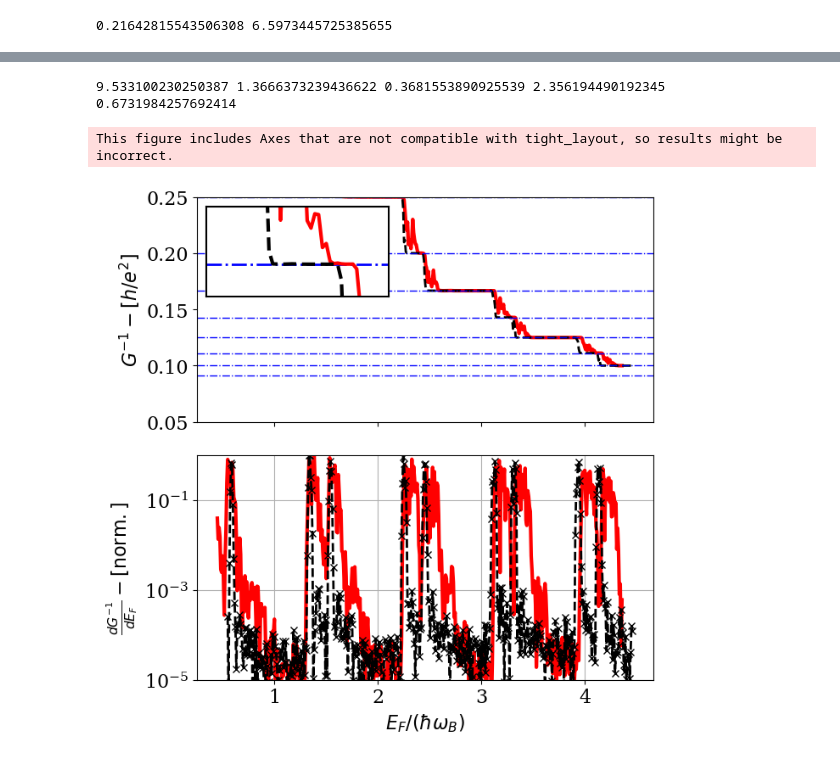
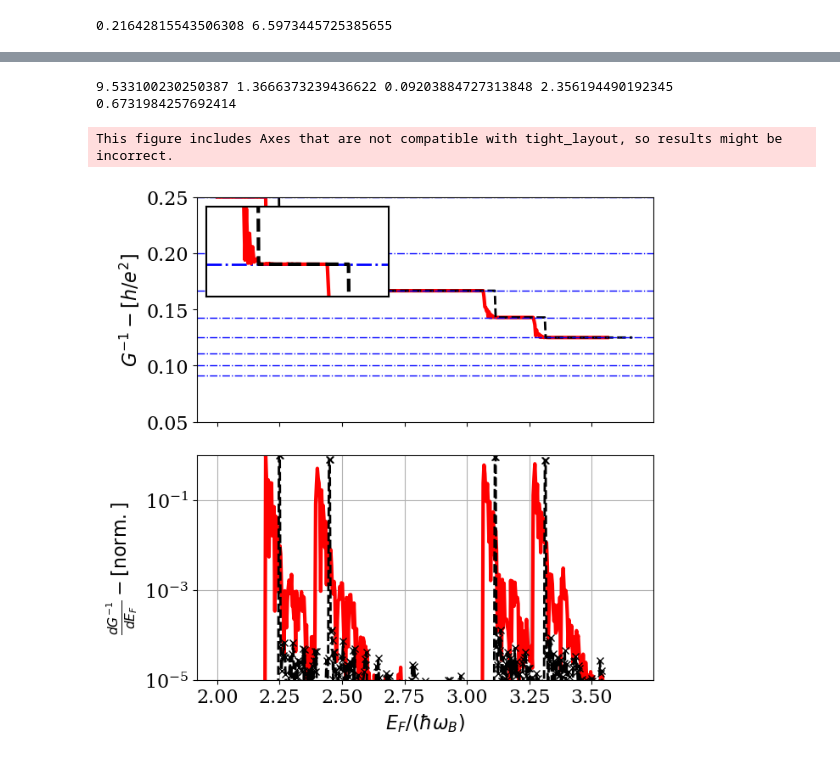
Before and after one commit to Daniele-PyBECTN/The-electrostatic-origin-of-the-breakdown-of-the-Integer-Quantum-Hall-Effect-in-Split-Ring-Cavities, a Jupyter notebook: E_F_sweep/EF_sweep_spin_fixedalpha.ipynb, the cells around one changed output, grey strips where cells are left out. Saved outputs shown, nothing was run; the diff lists cells and outputs as text; code cells hidden in the pictures.

```diff
--- a/E_F_sweep/EF_sweep_spin_fixedalpha.ipynb
+++ b/E_F_sweep/EF_sweep_spin_fixedalpha.ipynb
@@ -188,8 +188,8 @@ lat = kwant.lattice.square(a=1, norbs=2)
 Ncore = 5       #number of cores used in the calculation
 iter_dis = 1
 t = 1   # hopping rate for kwant
-W = 100  # spatial width of the system ( Nx )
-L = 200  # spatial length of the system ( Ny )
+W = 300  # spatial width of the system ( Nx )
+L = 100  # spatial length of the system ( Ny )
 # Define Pauli matrices
 sigma_0 = np.array([[1, 0], [0, 1]])  # Identity (spin-independent)
 sigma_x = np.array([[0, 1], [1, 0]])  # Pauli X
@@ -202,17 +202,17 @@ lB0 = 1./np.sqrt(2*np.pi*alpha0)
 omB0 = 4*np.pi*alpha0
 
 
-xic = lB0 * .4      # Correlation length and definition of disorder-potential array
+xic = lB0 * .5      # Correlation length and definition of disorder-potential array
 Vdis = corr_dis(int(L), int(W), 1, xic)
-plate_distance = 4*lB0      #edge-plate distance
+plate_distance = 8*lB0      #edge-plate distance
 Vimg = v_img_singleside(W, int(W), plate_distance)   # normalized image potential single plate
 V_img_min = np.amin(Vimg)
 Vimg = Vimg - V_img_min - lB0/plate_distance**2
 #E_img = omB0*lB0 * ( (plate_distance/lB0)**2 )/2. * 1         # Image charge amplitude in Zeeman
 E_img = omB0*lB0 * 2.5
-E_dis = omB0 * .1                   # disorder amplitude in cyclotrons
+E_dis = omB0 * .001                   # disorder amplitude in cyclotrons
 
-arr_en = omB0 *np.linspace(.3,5.3, 600 )
+arr_en = omB0 *np.linspace(3.,3.5, 600 )
 G0 = np.zeros(len(arr_en))
 GIMG = np.zeros(len(arr_en))
 
@@ -338,17 +338,17 @@ l0_eff = np.sqrt(568/BandW_eff*8.) * 10**(-3.) # effective lattice spacing sqrt(
 B0_eff = 4.14*10**3. / (l0_eff * 10**3.)**2. #in T, as 2\pi \hbar/e 1/a^2
 print(l0_eff*1e3, B0_eff*alpha0, E_img/plate_distance**2*lB0*BandW_eff/8, omB0*BandW_eff/8, omB0/3.5*BandW_eff/8)
 # %% [output]
-9.533100230250387 1.3666373239436622 0.3681553890925539 2.356194490192345 0.6731984257692414
+9.533100230250387 1.3666373239436622 0.09203884727313848 2.356194490192345 0.6731984257692414
 # %%
 ns = 30
 nf = 499
-G0_g = gaussian_filter(G0[ns:nf], sigma=.5)
-GIMG_g = gaussian_filter(GIMG[ns:nf], sigma=.5)
+G0_g = gaussian_filter(G0[ns:nf], sigma=.1)
+GIMG_g = gaussian_filter(GIMG[ns:nf], sigma=.1)
 #G0_g = G0
 #GIMG_g = GIMG
 
-dG0_dalpha = np.gradient(1/(G0_g+1e-5), arr_en[ns:nf])
-dGIMG_dalpha = np.gradient(1/(GIMG_g+1e-5), arr_en[ns:nf])
+dG0_dalpha = np.gradient(1/(G0_g+1e-9), arr_en[ns:nf])
+dGIMG_dalpha = np.gradient(1/(GIMG_g+1e-9), arr_en[ns:nf])
 
 RIMG = 1/(GIMG_g+1e-5)
 R0 = 1/(G0_g+1e-5)
@@ -420,34 +420,34 @@ der_0 = np.abs(dG0_dalpha)*arr_E_norm**2
 ax2.plot( arr_E_norm+shift_a, der_img/np.amax(der_img), color='red', linestyle='-', linewidth=3)
 ax2.plot( arr_E_norm,der_0/np.amax(der_0), color='black', marker='x', linestyle='--', linewidth=2)
 #for mm in range(1,10):
 #      ax2.axvline(  Nelect_0/(mm*(W-3)*(L-3))*1e2 , linewidth=1, color='blue', linestyle='-.')
 
 #ax1.set_ylim((.09, .27))
 #ax1.set_xlim( (x0+shift_a, x1) )
 ax1.set_ylim((0.05, .25))
 ax2.set_yscale('log')
 ax2.set_ylim((1e-5, 1.))
 
 #ax2.set_xlim( (x0+shift_a, x1) )
 
 ax1.set_xticklabels([])
 #ax1.set_xlabel(r"$\alpha$", fontdict=font)
 ax1.set_ylabel(r"$G^{-1} - [h/e^2]$", fontdict=font)
 ax2.set_xlabel(r"$E_F/(\hbar \omega_B)$", fontdict=font)
 ax2.set_ylabel(r"$\frac{dG^{-1}}{dE_F} - [{\rm norm.}]$", fontdict=font)
 
 #ax2.set_yscale('log')  # Set log scale on y-axis
 #ax1.grid()
 ax2.grid()
 plt.tight_layout()
 plt.gcf().set_size_inches(170 / 25.4, 170 / 25.4)
 
 #plt.savefig("figXXX.pdf")
 
 plt.show()
 # %% [output]
 This figure includes Axes that are not compatible with tight_layout, so results might be incorrect.
-[figure, old version]
+[figure, new version]
 # %%
 # save platos in a file
 import pandas as pd
```
Also changed, not shown: parts of 2 cells of this notebook, 15 other files.
